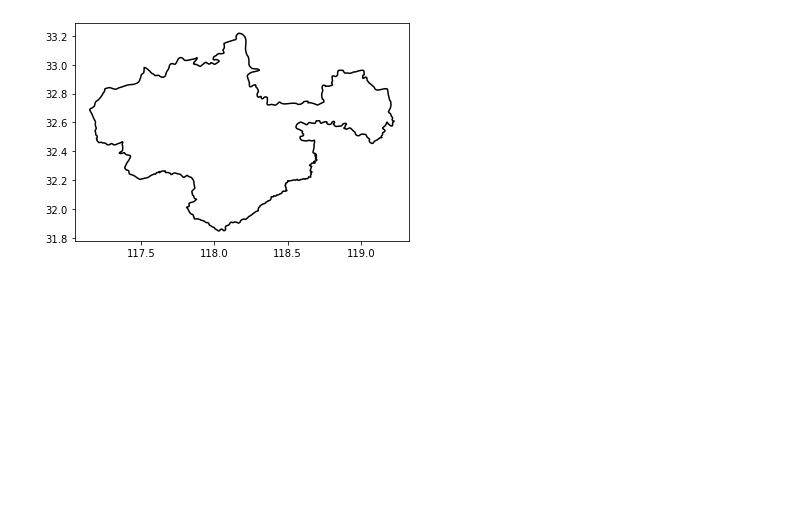
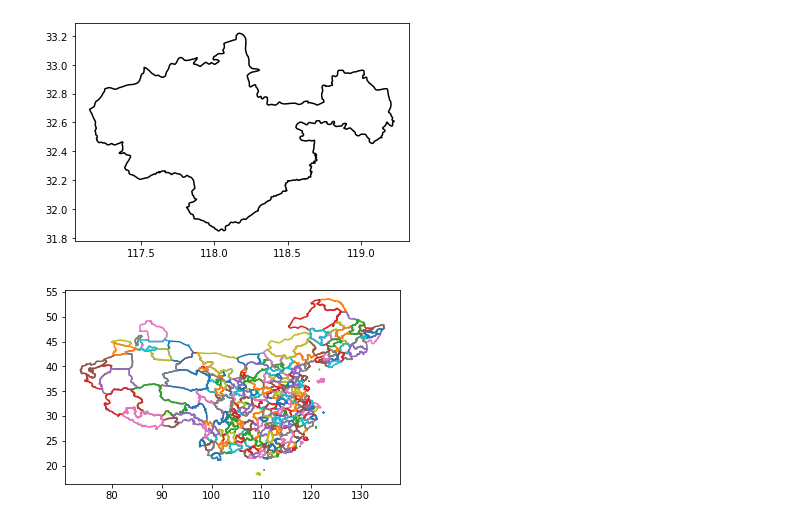
Before and after one commit to wrynearson/china-water, a Jupyter notebook: src/thesis_map.ipynb, the cells around one changed output. Cells and saved outputs as stored; diff of their text form; code cells hidden in the pictures; blank space fills up the shorter version.

```diff
--- a/src/thesis_map.ipynb
+++ b/src/thesis_map.ipynb
@@ -36,37 +34,39 @@ plt.plot(x_lon,y_lat,'k')
 # %%
 plt.figure()
 ax = plt.axes() # add the axes
 ax.set_aspect('equal')
 
 for shape in list(sf.iterShapes()):
-    npoints=len(shape.points) # total points
+    npoints = len(shape.points) # total points
     nparts = len(shape.parts) # total parts
 
     if nparts == 1:
-       x_lon = np.zeros((len(shape.points),1))
-       y_lat = np.zeros((len(shape.points),1))
-       for ip in range(len(shape.points)):
-           x_lon[ip] = shape.points[ip][0]
-           y_lat[ip] = shape.points[ip][1]
-       plt.plot(x_lon,y_lat)
+        x_lon = np.zeros((len(shape.points),1))
+        y_lat = np.zeros((len(shape.points),1))
+        for ip in range(len(shape.points)):
+            x_lon[ip] = shape.points[ip][0]
+            y_lat[ip] = shape.points[ip][1]
+        plt.plot(x_lon,y_lat)
 
     else: # loop over parts of each shape, plot separately
-       for ip in range(nparts): # loop over parts, plot separately
-           i0=shape.parts[ip]
-           if ip < nparts-1:
-              i1 = shape.parts[ip+1]-1
-          else:
-              i1 = npoints
+        for ip in range(nparts): # loop over parts, plot separately
+            i0=shape.parts[ip]
+            if ip < nparts-1:
+                i1 = shape.parts[ip+1]-1
+            else:
+                i1 = npoints
 
-         seg=shape.points[i0:i1+1]
-         x_lon = np.zeros((len(seg),1))
-         y_lat = np.zeros((len(seg),1))
-         for ip in range(len(seg)):
-             x_lon[ip] = seg[ip][0]
-             y_lat[ip] = seg[ip][1]
+        seg=shape.points[i0:i1+1]
+        x_lon = np.zeros((len(seg),1))
+        y_lat = np.zeros((len(seg),1))
+        for ip in range(len(seg)):
+            x_lon[ip] = seg[ip][0]
+            y_lat[ip] = seg[ip][1]
 
-         plt.plot(x_lon,y_lat)
+        plt.plot(x_lon,y_lat)
 
-plt.xlim(-130,-60)
-plt.ylim(23,50)
+plt.xlim()
+plt.ylim()
 plt.show()
+# %% [output]
+[figure, added]
```
Also changed, not shown: parts of 1 cell of this notebook.
